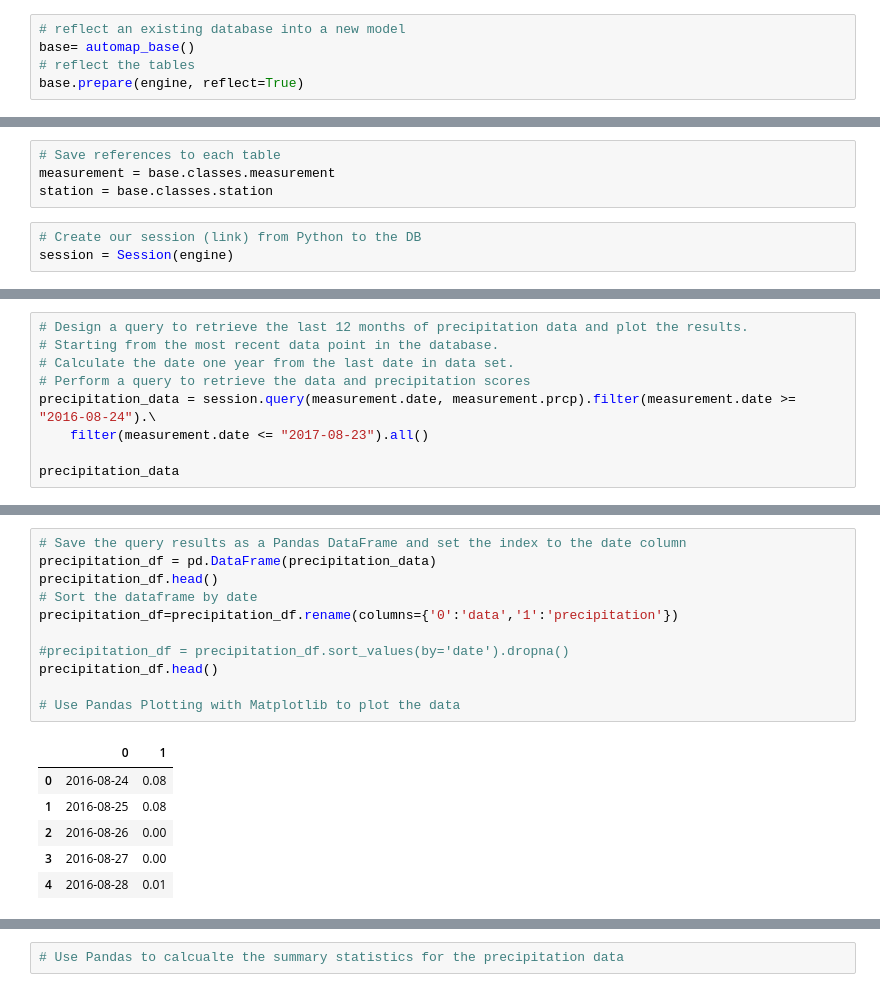
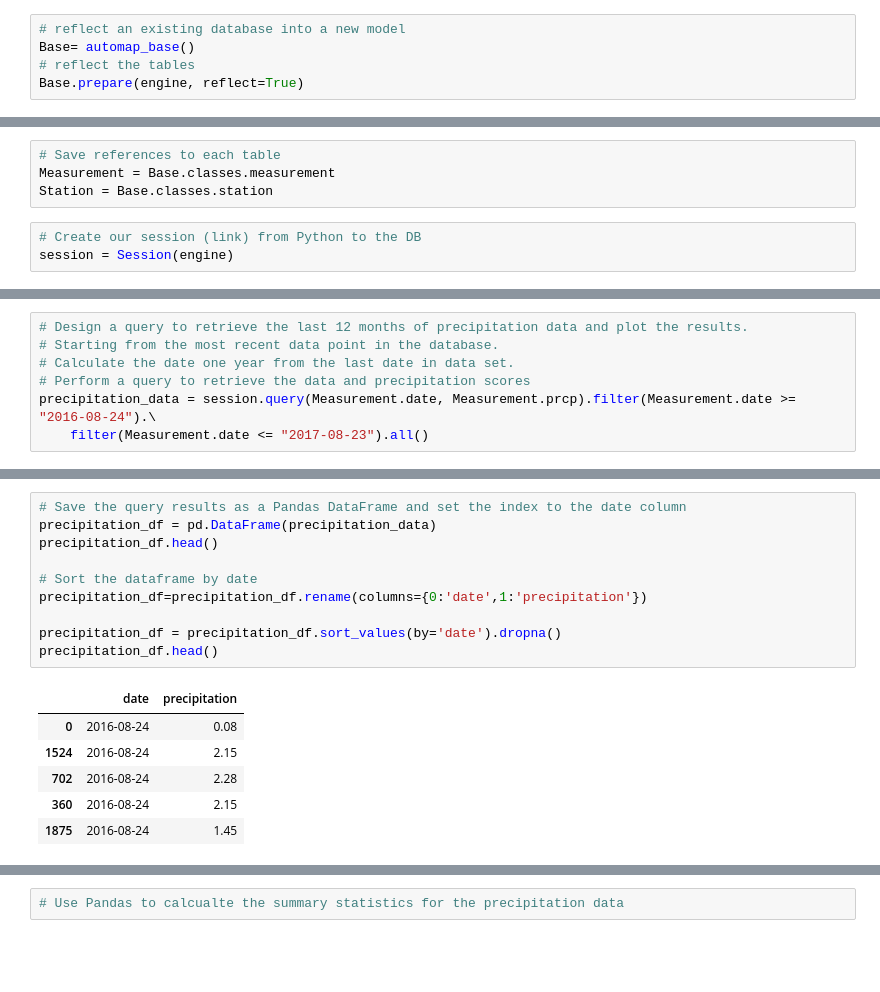
Before and after one commit to ILekawa9/sqlalchemy-challenge, a Jupyter notebook: Hawaii.ipynb, the cells around one changed output, grey strips where cells are left out. Drawn from its saved outputs; the diff is of its cells as text; blank space fills up the shorter version.

Commit message:
precipitation data analysis

```diff
--- a/Hawaii.ipynb
+++ b/Hawaii.ipynb
@@ -18,8 +18,8 @@ from sqlalchemy import create_engine, func
 engine = create_engine("sqlite:///Resources/hawaii.sqlite")
 # %%
 # reflect an existing database into a new model
-base= automap_base()
+Base= automap_base()
 # reflect the tables
-base.prepare(engine, reflect=True)
+Base.prepare(engine, reflect=True)
 # %%
 # View all of the classes that automap found
@@ -28,8 +28,8 @@ base.classes.keys()
 ['measurement', 'station']
 # %%
 # Save references to each table
-measurement = base.classes.measurement
-station = base.classes.station
+Measurement = Base.classes.measurement
+Station = Base.classes.station
 # %%
 # Create our session (link) from Python to the DB
 session = Session(engine)
@@ -43,7 +43,5 @@ engine.execute('SELECT max(date) FROM Measurement').fetchall()
 # Starting from the most recent data point in the database.
 # Calculate the date one year from the last date in data set.
 # Perform a query to retrieve the data and precipitation scores
-precipitation_data = session.query(measurement.date, measurement.prcp).filter(measurement.date >= "2016-08-24").\
-    filter(measurement.date <= "2017-08-23").all()
-
-precipitation_data
+precipitation_data = session.query(Measurement.date, Measurement.prcp).filter(Measurement.date >= "2016-08-24").\
+    filter(Measurement.date <= "2017-08-23").all()
@@ -68,18 +48,17 @@ precipitation_data
 # %%
 # Save the query results as a Pandas DataFrame and set the index to the date column
 precipitation_df = pd.DataFrame(precipitation_data)
 precipitation_df.head()
+
 # Sort the dataframe by date
-precipitation_df=precipitation_df.rename(columns={'0':'data','1':'precipitation'})
+precipitation_df=precipitation_df.rename(columns={0:'date',1:'precipitation'})
 
-#precipitation_df = precipitation_df.sort_values(by='date').dropna()
+precipitation_df = precipitation_df.sort_values(by='date').dropna()
 precipitation_df.head()
-
-# Use Pandas Plotting with Matplotlib to plot the data
 # %% [output]
-|  | 0 | 1 |
+|  | date | precipitation |
 | 0 | 2016-08-24 | 0.08 |
-| 1 | 2016-08-25 | 0.08 |
-| 2 | 2016-08-26 | 0.00 |
-| 3 | 2016-08-27 | 0.00 |
-| 4 | 2016-08-28 | 0.01 |
+| 1524 | 2016-08-24 | 2.15 |
+| 702 | 2016-08-24 | 2.28 |
+| 360 | 2016-08-24 | 2.15 |
+| 1875 | 2016-08-24 | 1.45 |
```
Also changed, not shown: parts of 4 cells of this notebook, 3 other files.
